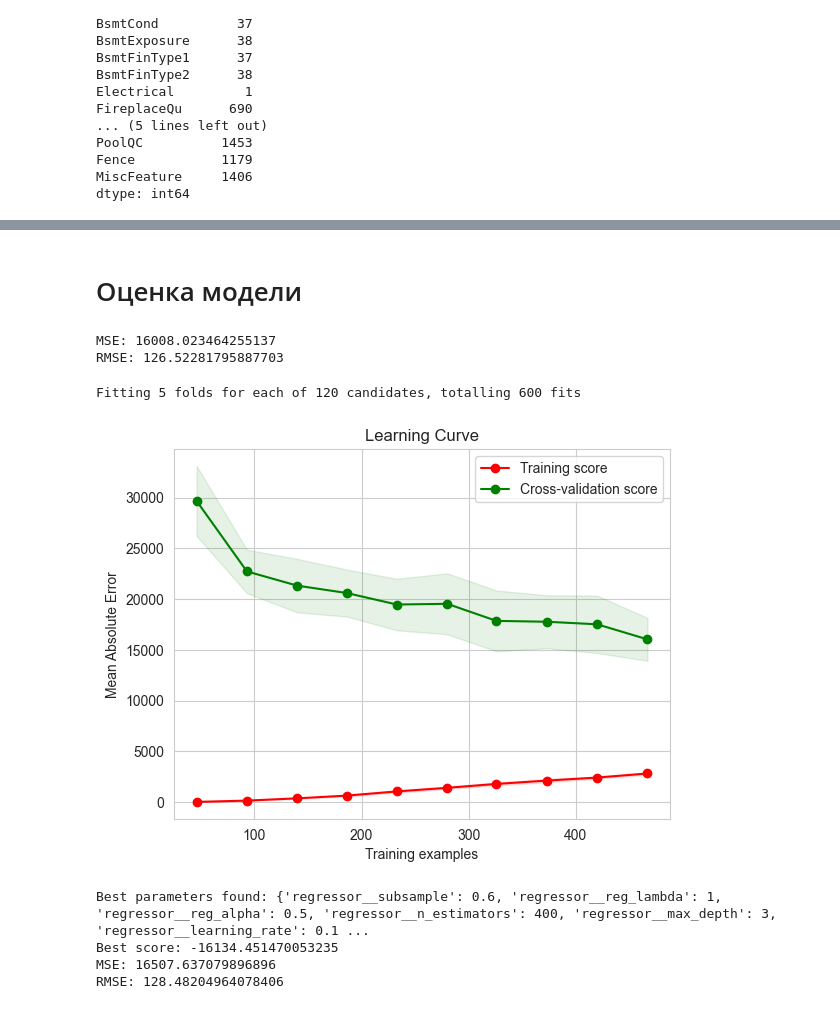
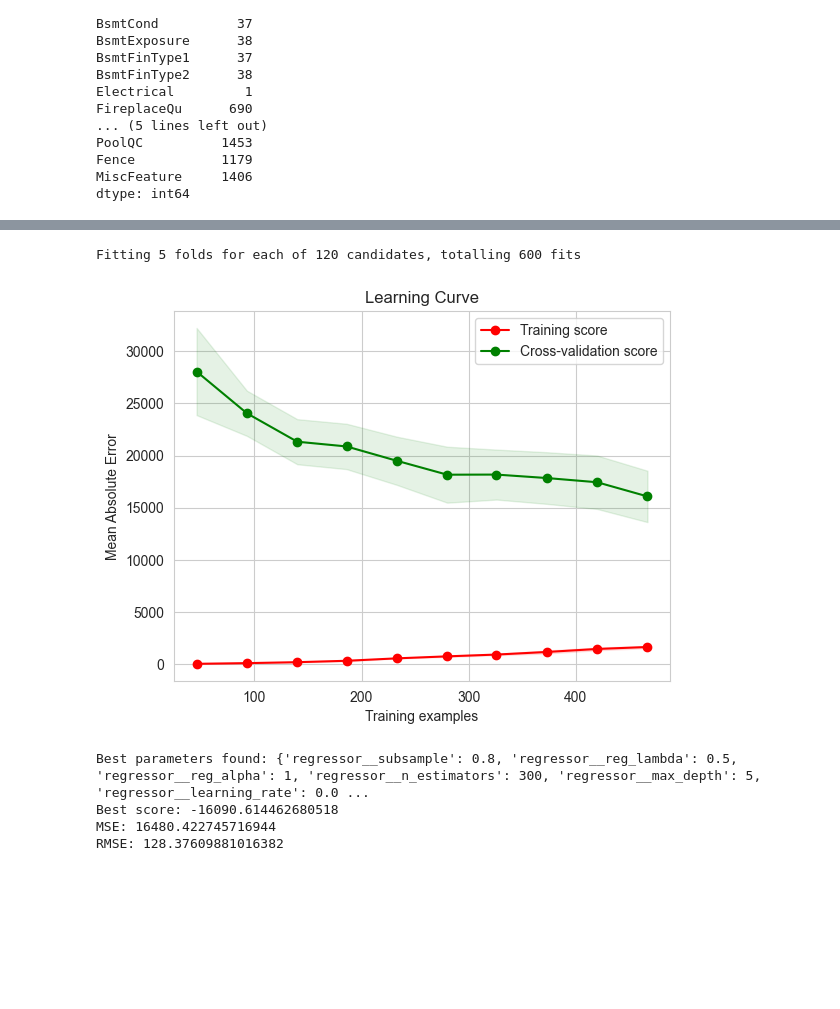
Before and after one commit to NasdormML/House_Price_Prediction, a Jupyter notebook: XGB_sandbox.ipynb, the cells around one changed output, grey strips where cells are left out. Saved outputs shown, nothing was run; the diff lists cells and outputs as text; code cells hidden in the pictures; blank space fills up the shorter version.

```diff
--- a/XGB_sandbox.ipynb
+++ b/XGB_sandbox.ipynb
@@ -155,17 +68,3 @@ Parameters: { "deterministic_histogram", "predictor" } are not used.
-# %% [markdown]
-# Оценка модели
-# %%
-best_model = random_search.best_estimator_
-
-y_pred = best_model.predict(X_test)
-mse = mean_absolute_error(y_test, y_pred)
-rmse = np.sqrt(mse)
-
-print(f'MSE: {mse}')
-print(f'RMSE: {rmse}')
-# %% [output]
-MSE: 16008.023464255137
-RMSE: 126.52281795887703
 # %%
 import numpy as np
 import matplotlib.pyplot as plt
@@ -220,12 +119,12 @@ model = Pipeline(steps=[
 param_distributions = {
     'regressor__n_estimators': [200, 300, 400],
     'regressor__max_depth': [3, 4, 5],
-    'regressor__learning_rate': [0.01, 0.03, 0.05, 0.1],
+    'regressor__learning_rate': [0.01, 0.03, 0.04, 0.05, 0.1],
     'regressor__subsample': [0.2, 0.3, 0.4, 0.5, 0.6, 0.8, 1],
-    'regressor__colsample_bytree': [0.2, 0.3, 0.4, 0.6, 0.8, 1],
+    'regressor__colsample_bytree': [0.4, 0.5, 0.6],
     'regressor__gamma': [0.2, 0.3, 0.4],
-    'regressor__reg_alpha': [0.2, 0.3, 0.5, 1],
-    'regressor__reg_lambda': [0, 0.2, 0.5, 1]
+    'regressor__reg_alpha': [0.2, 0.3, 0.5, 1,],
+    'regressor__reg_lambda': [0, 0.2, 0.5, 1, 1.5]
 }
 
 # Create the RandomizedSearchCV object
@@ -260,35 +159,35 @@ plt.title('Learning Curve')
 plt.xlabel('Training examples')
 plt.ylabel('Mean Absolute Error')
 
 plt.plot(train_sizes, train_scores_mean, 'o-', color='r', label='Training score')
 plt.fill_between(train_sizes, train_scores_mean - train_scores_std, train_scores_mean + train_scores_std, alpha=0.1, color='r')
 
 plt.plot(train_sizes, test_scores_mean, 'o-', color='g', label='Cross-validation score')
 plt.fill_between(train_sizes, test_scores_mean - test_scores_std, test_scores_mean + test_scores_std, alpha=0.1, color='g')
 
 plt.legend(loc='best')
 plt.show()
 
 
 meta_features_train = best_model.predict(X_meta_blend).reshape(-1, 1)
 meta_learner = RidgeCV()
 meta_learner.fit(meta_features_train, y_meta_blend)
 
 meta_features_test = best_model.predict(X_test).reshape(-1, 1)
 final_predictions = meta_learner.predict(meta_features_test)
 
 score = meta_learner.score(meta_features_test, y_test)
 mse = mean_absolute_error(y_test, final_predictions)
 rmse = np.sqrt(mse)
 
 print(f"Best parameters found: {random_search.best_params_}")
 print(f"Best score: {random_search.best_score_}")
 print(f'MSE: {mse}')
 print(f'RMSE: {rmse}')
 # %% [output]
 Fitting 5 folds for each of 120 candidates, totalling 600 fits
-[figure, old version]
+[figure, new version]
-Best parameters found: {'regressor__subsample': 0.6, 'regressor__reg_lambda': 1, 'regressor__reg_alpha': 0.5, 'regressor__n_estimators': 400, 'regressor__max_depth': 3, 'regressor__learning_rate': 0.1 ...
-Best score: -16134.451470053235
-MSE: 16507.637079896896
-RMSE: 128.48204964078406
+Best parameters found: {'regressor__subsample': 0.8, 'regressor__reg_lambda': 0.5, 'regressor__reg_alpha': 1, 'regressor__n_estimators': 300, 'regressor__max_depth': 5, 'regressor__learning_rate': 0.0 ...
+Best score: -16090.614462680518
+MSE: 16480.422745716944
+RMSE: 128.37609881016382
```
Also changed, not shown: parts of 16 cells of this notebook.
